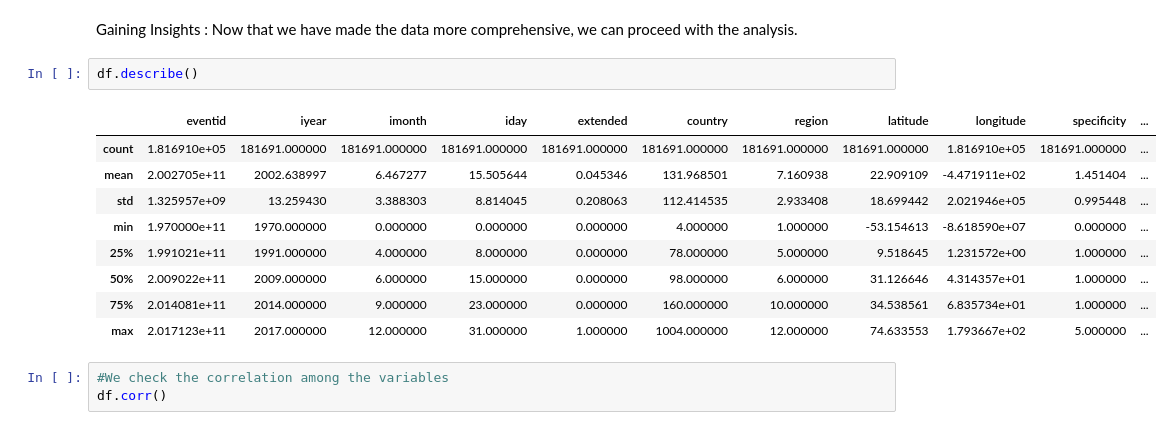
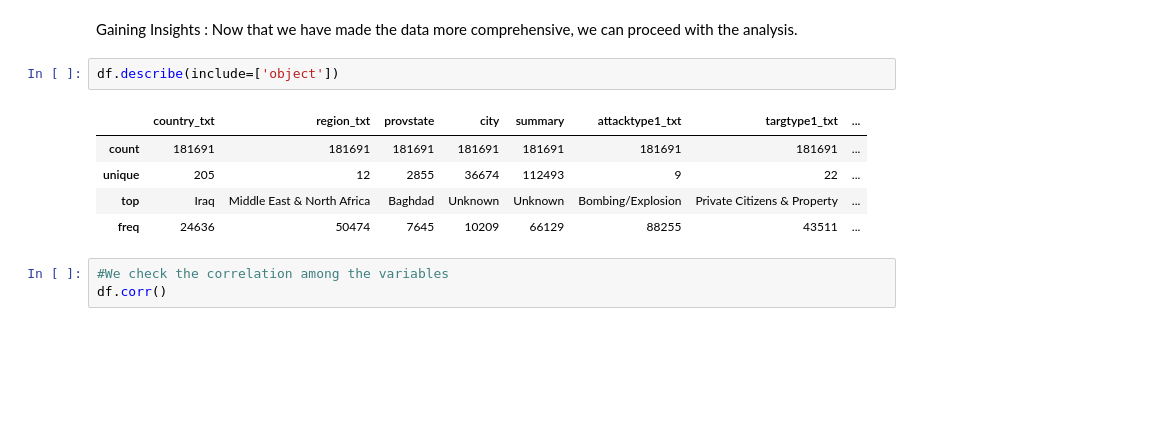
Before and after one commit to GauravBFG10K/Global-Terrorism---EDA, a Jupyter notebook: Global_Terrorism_Analysis_Capstone_Project.ipynb, the cells around one changed output. Saved outputs shown, nothing was run; the diff lists cells and outputs as text; blank space fills up the shorter version.

```diff
--- a/Global_Terrorism_Analysis_Capstone_Project.ipynb
+++ b/Global_Terrorism_Analysis_Capstone_Project.ipynb
@@ -157,17 +157,13 @@ df.head(10)
 # %% [markdown]
 Gaining Insights : Now that we have made the data more comprehensive, we can proceed with the analysis.
 # %%
-df.describe()
+df.describe(include=['object'])
 # %% [output]
-|  | eventid | iyear | imonth | iday | extended | country | region | latitude | longitude | specificity | ... |
-| count | 1.816910e+05 | 181691.000000 | 181691.000000 | 181691.000000 | 181691.000000 | 181691.000000 | 181691.000000 | 181691.000000 | 1.816910e+05 | 181691.000000 | ... |
-| mean | 2.002705e+11 | 2002.638997 | 6.467277 | 15.505644 | 0.045346 | 131.968501 | 7.160938 | 22.909109 | -4.471911e+02 | 1.451404 | ... |
-| std | 1.325957e+09 | 13.259430 | 3.388303 | 8.814045 | 0.208063 | 112.414535 | 2.933408 | 18.699442 | 2.021946e+05 | 0.995448 | ... |
-| min | 1.970000e+11 | 1970.000000 | 0.000000 | 0.000000 | 0.000000 | 4.000000 | 1.000000 | -53.154613 | -8.618590e+07 | 0.000000 | ... |
-| 25% | 1.991021e+11 | 1991.000000 | 4.000000 | 8.000000 | 0.000000 | 78.000000 | 5.000000 | 9.518645 | 1.231572e+00 | 1.000000 | ... |
-| 50% | 2.009022e+11 | 2009.000000 | 6.000000 | 15.000000 | 0.000000 | 98.000000 | 6.000000 | 31.126646 | 4.314357e+01 | 1.000000 | ... |
-| 75% | 2.014081e+11 | 2014.000000 | 9.000000 | 23.000000 | 0.000000 | 160.000000 | 10.000000 | 34.538561 | 6.835734e+01 | 1.000000 | ... |
-| max | 2.017123e+11 | 2017.000000 | 12.000000 | 31.000000 | 1.000000 | 1004.000000 | 12.000000 | 74.633553 | 1.793667e+02 | 5.000000 | ... |
+|  | country_txt | region_txt | provstate | city | summary | attacktype1_txt | targtype1_txt | ... |
+| count | 181691 | 181691 | 181691 | 181691 | 181691 | 181691 | 181691 | ... |
+| unique | 205 | 12 | 2855 | 36674 | 112493 | 9 | 22 | ... |
+| top | Iraq | Middle East & North Africa | Baghdad | Unknown | Unknown | Bombing/Explosion | Private Citizens & Property | ... |
+| freq | 24636 | 50474 | 7645 | 10209 | 66129 | 88255 | 43511 | ... |
 # %%
 #We check the correlation among the variables
 df.corr()
```
Also changed, not shown: parts of 10 cells of this notebook.
